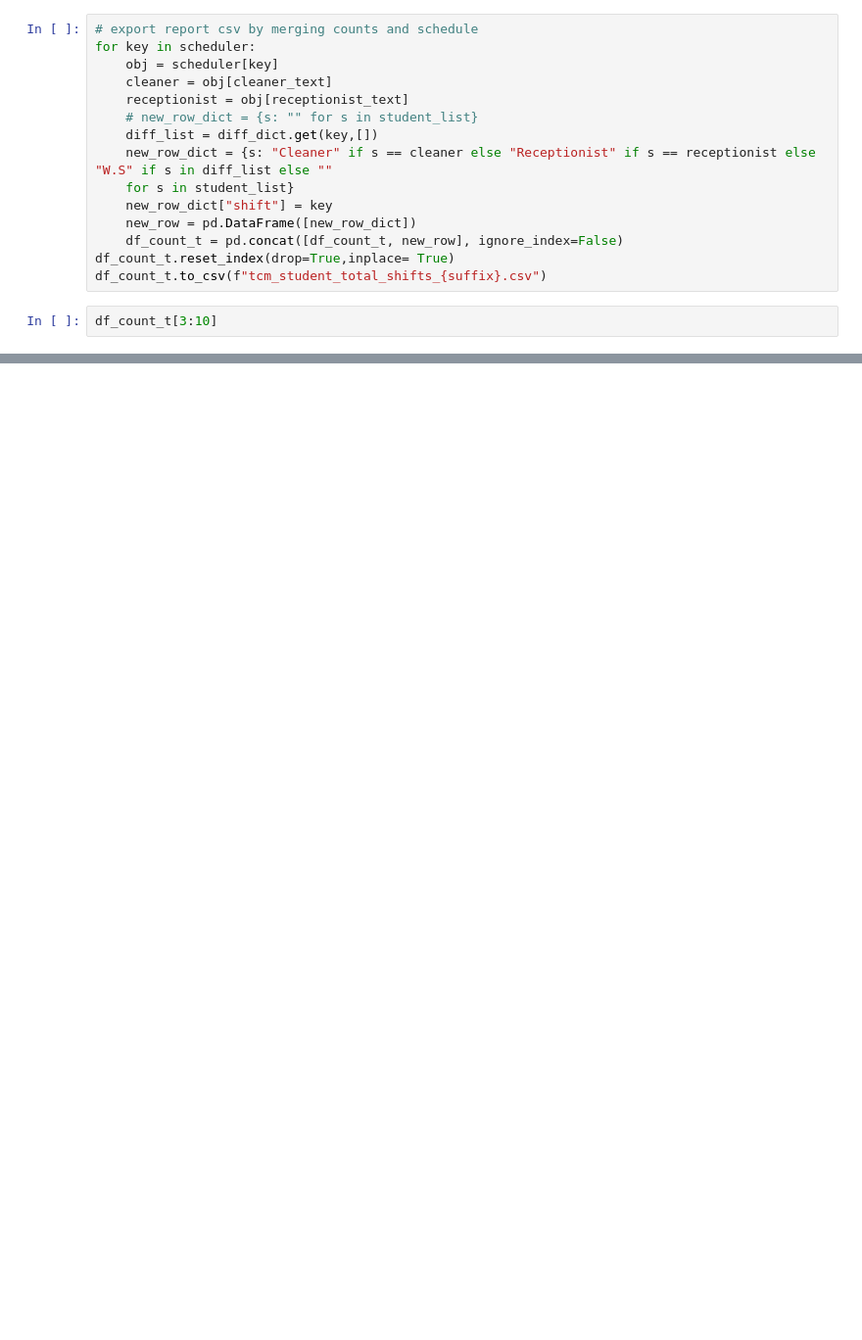
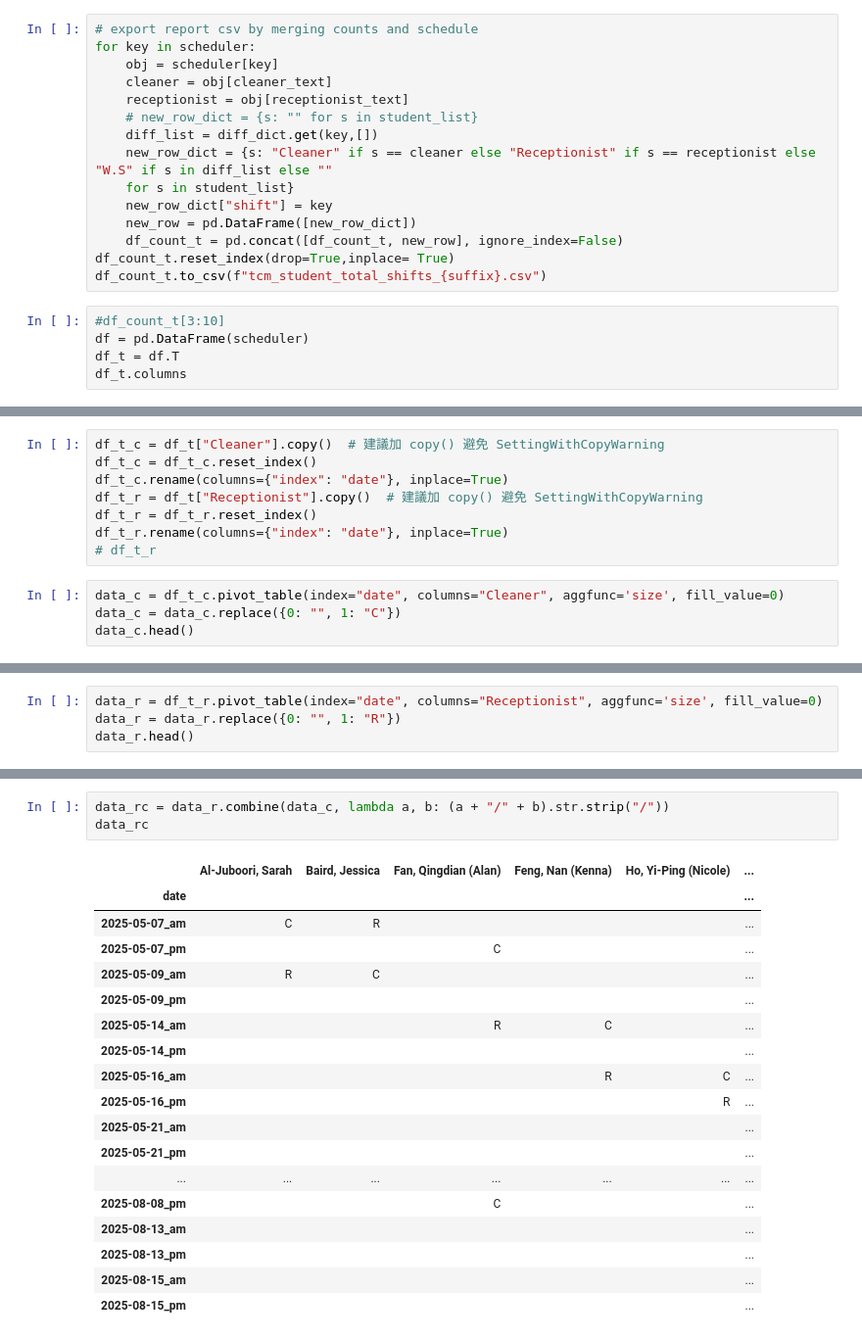
Before and after one commit to taikuchou/personal_sample, a Jupyter notebook: tcm_student_clinical_shifts/tcm_shifts.ipynb, the cells around one changed output, grey strips where cells are left out. Shown at 98% size. Drawn from its saved outputs; the diff is of its cells as text; blank space fills up the shorter version.

```diff
--- a/tcm_student_clinical_shifts/tcm_shifts.ipynb
+++ b/tcm_student_clinical_shifts/tcm_shifts.ipynb
@@ -207,5 +206,8 @@ for key in scheduler:
 df_count_t.reset_index(drop=True,inplace= True)
 df_count_t.to_csv(f"tcm_student_total_shifts_{suffix}.csv")
 # %%
-df_count_t[3:10]
+#df_count_t[3:10]
+df = pd.DataFrame(scheduler)
+df_t = df.T
+df_t.columns
 # %% [output]
@@ -219,0 +215,12 @@ df_count_t[3:10]
+# %%
+df_t_c = df_t["Cleaner"].copy()  # 建議加 copy() 避免 SettingWithCopyWarning
+df_t_c = df_t_c.reset_index()
+df_t_c.rename(columns={"index": "date"}, inplace=True)
+df_t_r = df_t["Receptionist"].copy()  # 建議加 copy() 避免 SettingWithCopyWarning
+df_t_r = df_t_r.reset_index()
+df_t_r.rename(columns={"index": "date"}, inplace=True)
+# df_t_r
+# %%
+data_c = df_t_c.pivot_table(index="date", columns="Cleaner", aggfunc='size', fill_value=0)
+data_c = data_c.replace({0: "", 1: "C"})
+data_c.head()
@@ -219,0 +235,4 @@ df_count_t[3:10]
+# %%
+data_r = df_t_r.pivot_table(index="date", columns="Receptionist", aggfunc='size', fill_value=0)
+data_r = data_r.replace({0: "", 1: "R"})
+data_r.head()
@@ -219,0 +247,22 @@ df_count_t[3:10]
+# %%
+data_rc = data_r.combine(data_c, lambda a, b: (a + "/" + b).str.strip("/"))
+data_rc
+# %% [output]
+|  | Al-Juboori, Sarah | Baird, Jessica | Fan, Qingdian (Alan) | Feng, Nan (Kenna) | Ho, Yi-Ping (Nicole) | ... |
+| date |  |  |  |  |  | ... |
+| 2025-05-07_am | C | R |  |  |  | ... |
+| 2025-05-07_pm |  |  | C |  |  | ... |
+| 2025-05-09_am | R | C |  |  |  | ... |
+| 2025-05-09_pm |  |  |  |  |  | ... |
+| 2025-05-14_am |  |  | R | C |  | ... |
+| 2025-05-14_pm |  |  |  |  |  | ... |
+| 2025-05-16_am |  |  |  | R | C | ... |
+| 2025-05-16_pm |  |  |  |  | R | ... |
+| 2025-05-21_am |  |  |  |  |  | ... |
+| 2025-05-21_pm |  |  |  |  |  | ... |
+| ... | ... | ... | ... | ... | ... | ... |
+| 2025-08-08_pm |  |  | C |  |  | ... |
+| 2025-08-13_am |  |  |  |  |  | ... |
+| 2025-08-13_pm |  |  |  |  |  | ... |
+| 2025-08-15_am |  |  |  |  |  | ... |
+| 2025-08-15_pm |  |  |  |  |  | ... |
```
Also changed, not shown: parts of 12 cells of this notebook.
